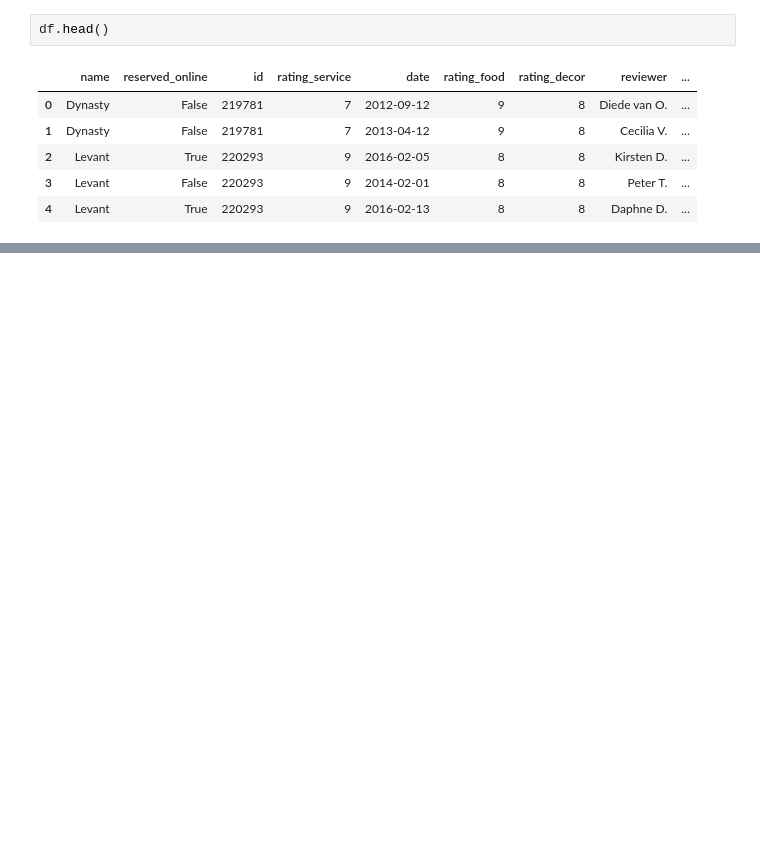
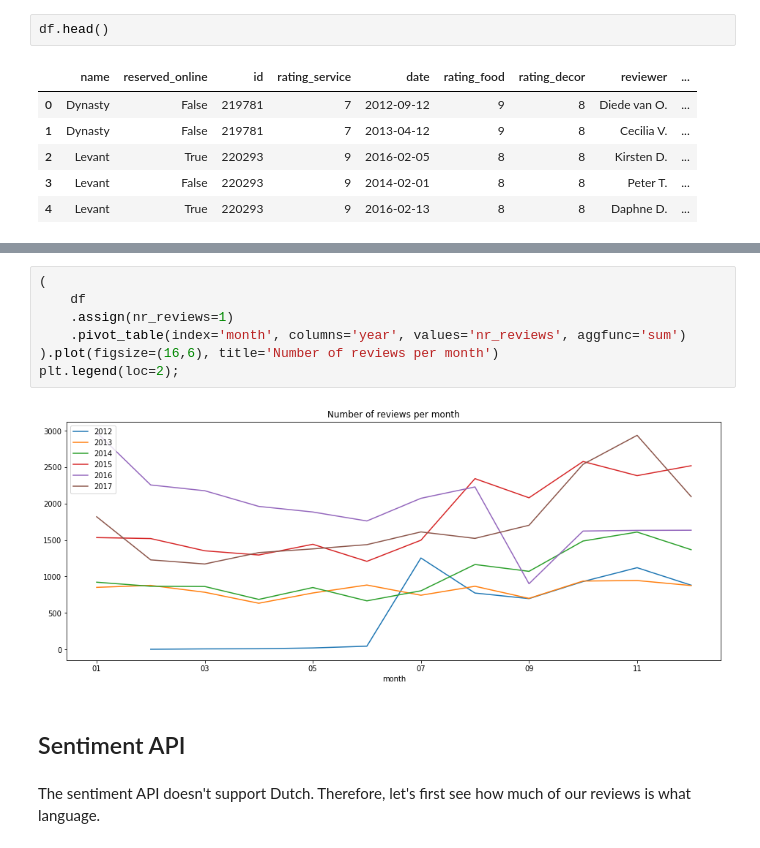
Before and after one commit to roelbertens/scrape_save_search, a Jupyter notebook: notebooks/analyse-reviews.ipynb, the cells around one changed output, grey strips where cells are left out. Cells and saved outputs as stored; diff of their text form; blank space fills up the shorter version.

Commit message:
Strat with translation and sentiment APIs

```diff
--- a/notebooks/analyse-reviews.ipynb
+++ b/notebooks/analyse-reviews.ipynb
@@ -80,0 +82,13 @@ df.head()
+# %%
+(
+    df
+    .assign(nr_reviews=1)
+    .pivot_table(index='month', columns='year', values='nr_reviews', aggfunc='sum')
+).plot(figsize=(16,6), title='Number of reviews per month')
+plt.legend(loc=2);
+# %% [output]
+[figure, added]
+# %% [markdown]
+## Sentiment API
+# %% [markdown]
+The sentiment API doesn't support Dutch. Therefore, let's first see how much of our reviews is what language.
```
Also changed, not shown: parts of 15 cells of this notebook, 2 other files.
